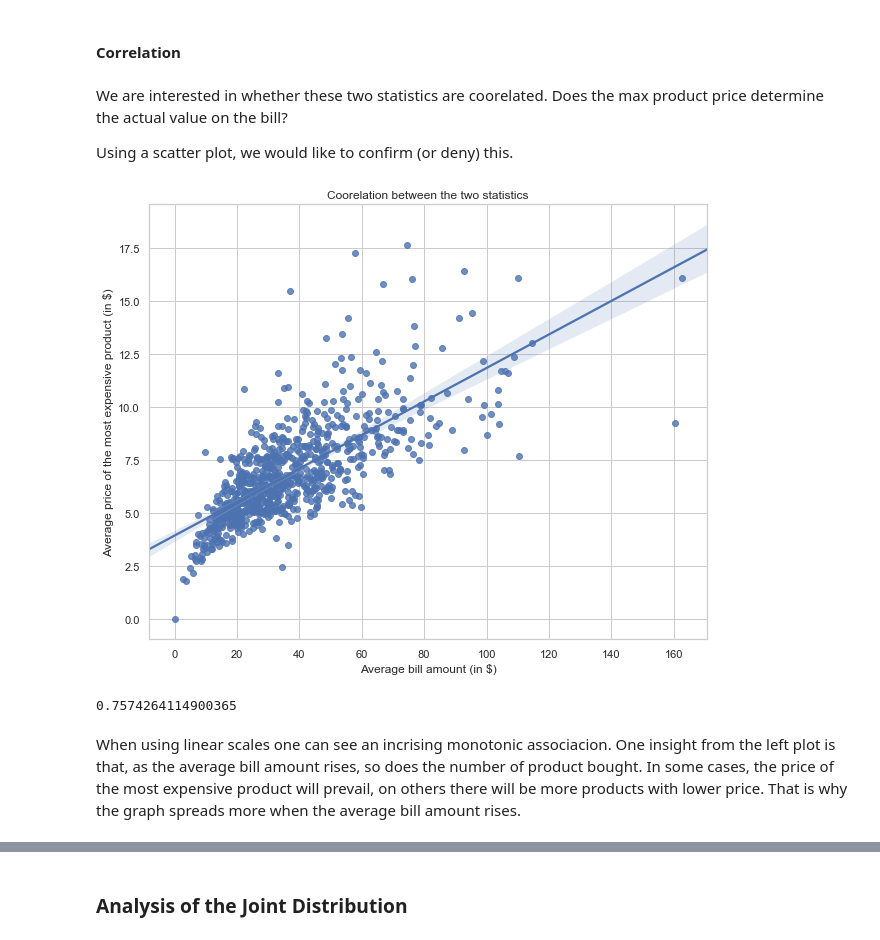
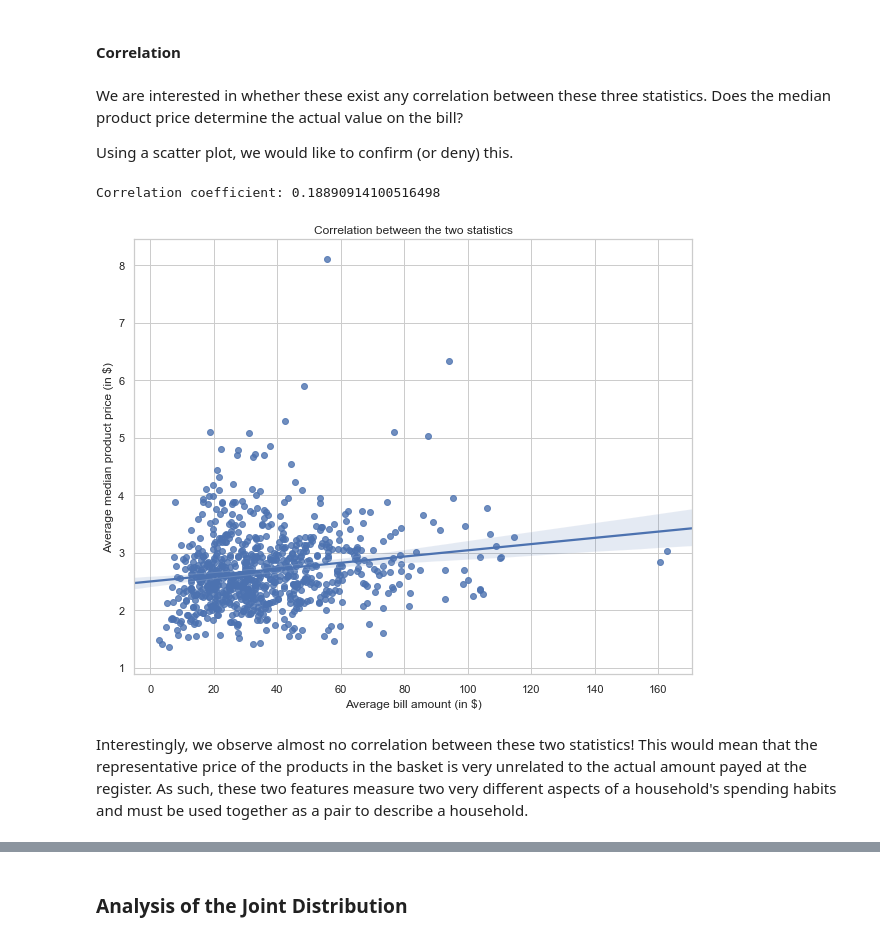
Before and after one commit to BoschSamuel/ADA_Project_2019, a Jupyter notebook: main.ipynb, the cells around one changed output, grey strips where cells are left out. Drawn from its saved outputs; the diff is of its cells as text; code cells hidden in the pictures.

```diff
--- a/main.ipynb
+++ b/main.ipynb
@@ -218,5 +218,5 @@ df_transaction_data_cleaned[df_transaction_data_cleaned['CUSTOMER_PAID'] < 0].he
 That's the effect of campaigns! During campaigns, that the stores and their customers participate in, coupons can be used to reduce the amount the customer needed to pay for a product. As these coupons usually have fixed discounts, if the discount awarded is higher that the product price we get negative values when calculating the amount payed by the customer. As this is not what really happened (the customer payed \\$0 instead of receiving money from the store), we clamp these negative values to 0 in order for our subsequent analyses to be correct.
 # %%
 # For all of these transactions, clamp the customer payment amount to 0
-df_transaction_data_cleaned[df_transaction_data_cleaned['CUSTOMER_PAID'] < 0] = 0
+df_transaction_data_cleaned.loc[df_transaction_data_cleaned['CUSTOMER_PAID'] < 0, 'CUSTOMER_PAID'] = 0
 # %% [markdown]
@@ -430,9 +460,9 @@ Here, we also aggregate the max product prices across each supermarket visit usi
 # %%
-df_households_basket_max_product_price = df_households_transactions \
+df_households_basket_median_product_price = df_households_transactions \
     .groupby(['household_key', 'BASKET_ID'])['PRODUCT_PRICE'] \
-    .max()
+    .median()
 
-df_households_basket_max_product_price_average = df_households_basket_max_product_price.groupby('household_key').mean()
+df_households_basket_median_product_price_average = df_households_basket_median_product_price.groupby('household_key').mean()
 # %%
 f, ax = plt.subplots(figsize=(10, 8))
 
@@ -451,24 +481,24 @@ We observe from the histogram that this feature has a much more regular Gaussian
 # %% [markdown]
 #### Correlation
 # %% [markdown]
-We are interested in whether these two statistics are coorelated. Does the max product price determine the actual value on the bill?
+We are interested in whether these exist any correlation between these three statistics. Does the median product price determine the actual value on the bill?
 
 Using a scatter plot, we would like to confirm (or deny) this.
 # %%
+# Compute the Spearman correlation coefficient between the two statistics
+spearman_corr_coef = df_households_basket_payment_average.corr(df_households_basket_median_product_price_average, method='spearman')
+print("Correlation coefficient:", spearman_corr_coef)
+
 fig, ax = plt.subplots(figsize=(10, 8))
 
-sns.regplot(df_households_basket_payment_average, df_households_basket_max_product_price_average, ax=ax)
-ax.set_title('Coorelation between the two statistics')
+sns.regplot(df_households_basket_payment_average, df_households_basket_median_product_price_average, ax=ax)
+ax.set_title('Correlation between the two statistics')
 ax.set_xlabel('Average bill amount (in $)')
-ax.set_ylabel('Average price of the most expensive product (in $)')
+ax.set_ylabel('Average median product price (in $)')
 
 plt.show()
 # %% [output]
+Correlation coefficient: 0.18890914100516498
-[figure, old version]
+[figure, new version]
-# %%
-# Compute the Spearman correlation coefficient between the two statistics
-df_households_basket_payment_average.corr(df_households_basket_max_product_price_average, method='spearman')
-# %% [output]
-0.7574264114900365
-# %% [markdown]
-When using linear scales one can see an incrising monotonic associacion. One insight from the left plot is that, as the average bill amount rises, so does the number of product bought. In some cases, the price of the most expensive product will prevail, on others there will be more products with lower price. That is why the graph spreads more when the average bill amount rises.
+# %% [markdown]
+Interestingly, we observe almost no correlation between these two statistics! This would mean that the representative price of the products in the basket is very unrelated to the actual amount payed at the register. As such, these two features measure two very different aspects of a household's spending habits and must be used together as a pair to describe a household.
```
Also changed, not shown: parts of 43 cells of this notebook.
